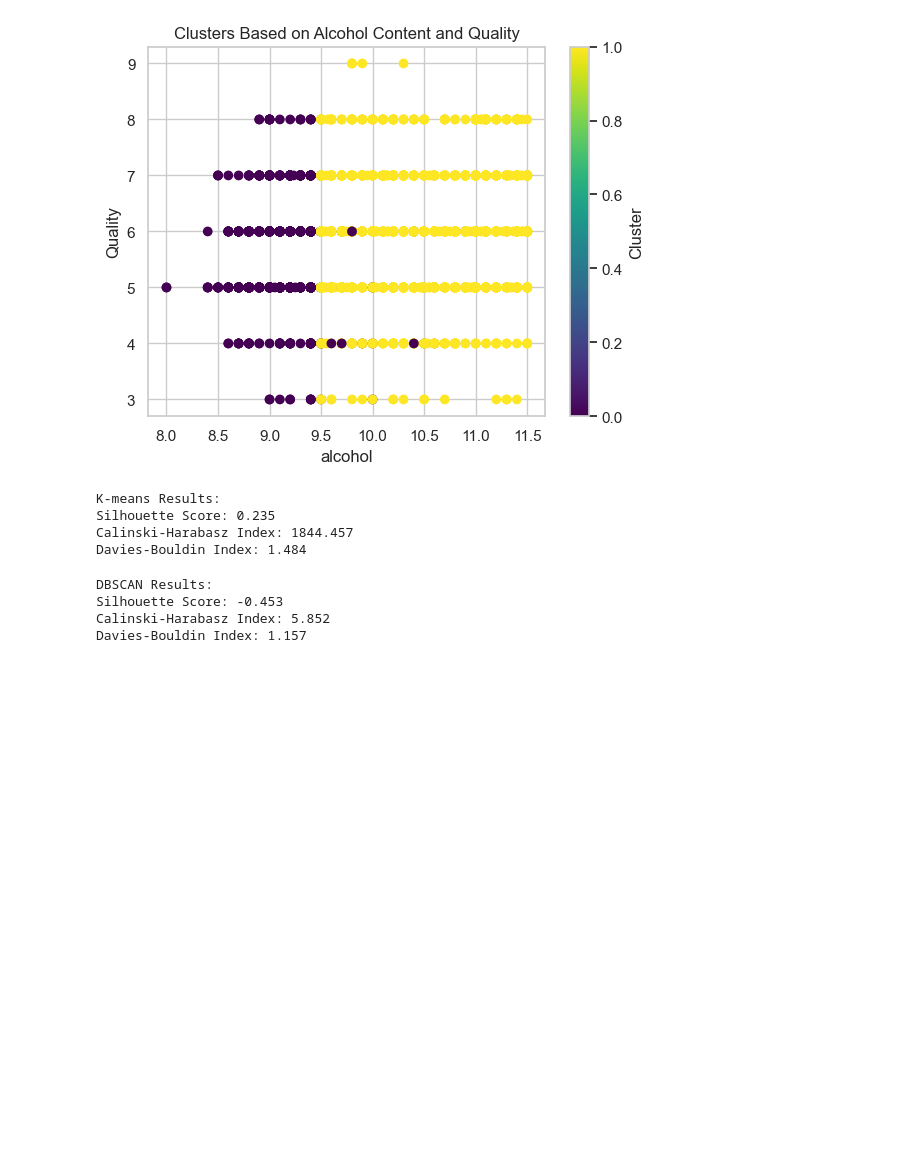
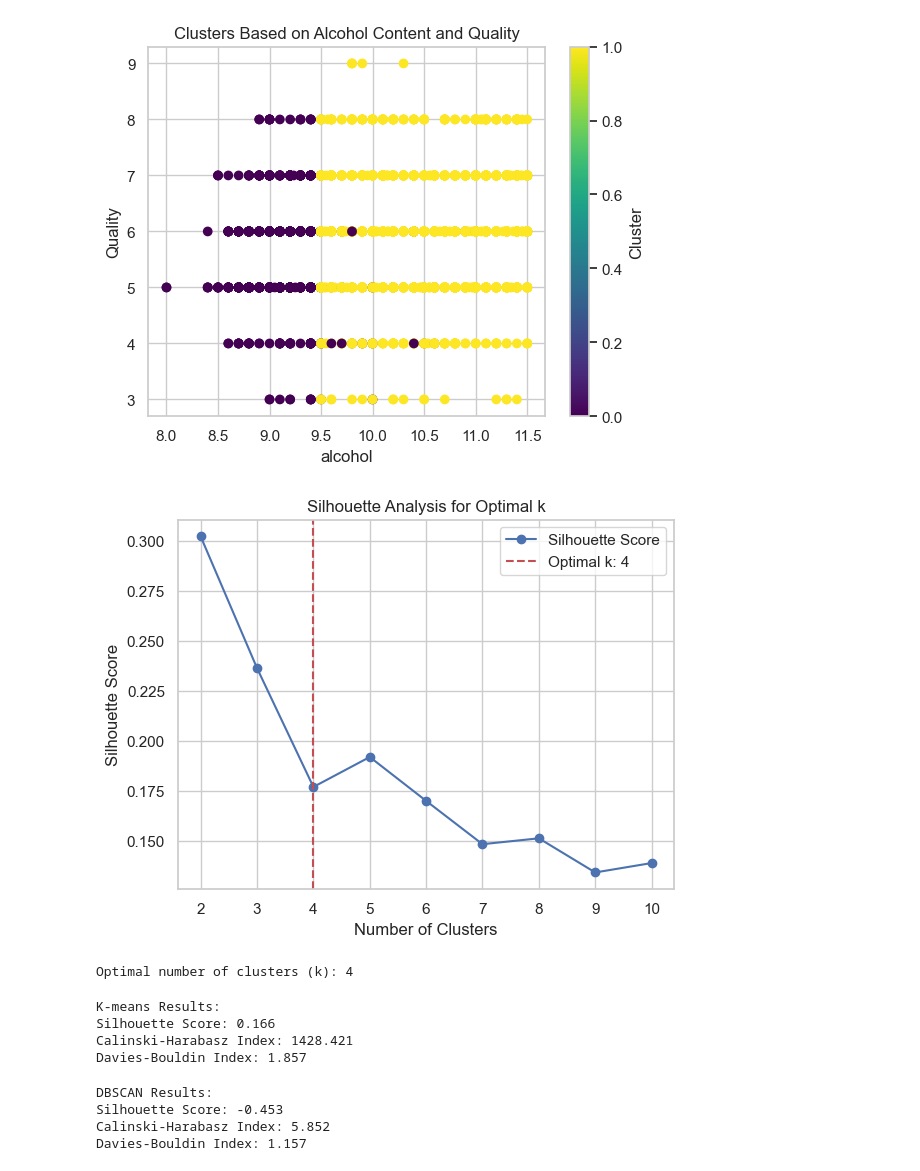
Before and after one commit to Nil-Al/Clustering_2, a Jupyter notebook: KvsM.ipynb, the cells around one changed output. Drawn from its saved outputs; the diff is of its cells as text; code cells hidden in the pictures; blank space fills up the shorter version.

```diff
--- a/KvsM.ipynb
+++ b/KvsM.ipynb
@@ -165,6 +165,28 @@ plt.show()
 [figure]
 Accuracy: 0.43
 [figure]
+# %%
+from kneed import KneeLocator
+#if encounter error try "!pip install kneed"
+# Determine the knee point
+k_values = list(range(2, 11))
+knee_locator = KneeLocator(k_values, silhouette_scores, curve='convex', direction='decreasing')
+
+optimal_k = knee_locator.knee  # The knee point
+
+# Plot Silhouette Scores with the knee point
+plt.plot(k_values, silhouette_scores, marker='o', label='Silhouette Score')
+plt.axvline(x=optimal_k, linestyle='--', color='r', label=f'Optimal k: {optimal_k}')
+plt.xlabel('Number of Clusters')
+plt.ylabel('Silhouette Score')
+plt.title('Silhouette Analysis for Optimal k')
+plt.legend()
+plt.show()
+
+print(f"Optimal number of clusters (k): {optimal_k}")
+# %% [output]
+[figure, added]
+Optimal number of clusters (k): 4
 # %%
 import pandas as pd
 import numpy as np
@@ -185,7 +207,7 @@ from sklearn.mixture import GaussianMixture
 from sklearn.metrics import silhouette_score, calinski_harabasz_score, davies_bouldin_score
 # %%
 # K-means
-kmeans = KMeans(n_clusters=3, random_state=42)  # Assuming 3 clusters for simplicity
+kmeans = KMeans(n_clusters=4, random_state=42)  # 4 clusters
 kmeans_labels = kmeans.fit_predict(X_scaled)
 
 # Evaluate
@@ -199,9 +221,9 @@ print(f"Calinski-Harabasz Index: {kmeans_ch:.3f}")
 print(f"Davies-Bouldin Index: {kmeans_db:.3f}")
 # %% [output]
 K-means Results:
-Silhouette Score: 0.235
-Calinski-Harabasz Index: 1844.457
-Davies-Bouldin Index: 1.484
+Silhouette Score: 0.166
+Calinski-Harabasz Index: 1428.421
+Davies-Bouldin Index: 1.857
 # %%
 # DBSCAN
 dbscan = DBSCAN(eps=0.5, min_samples=5)  # Adjust eps and min_samples as needed
```
Also changed, not shown: parts of 3 cells of this notebook.
